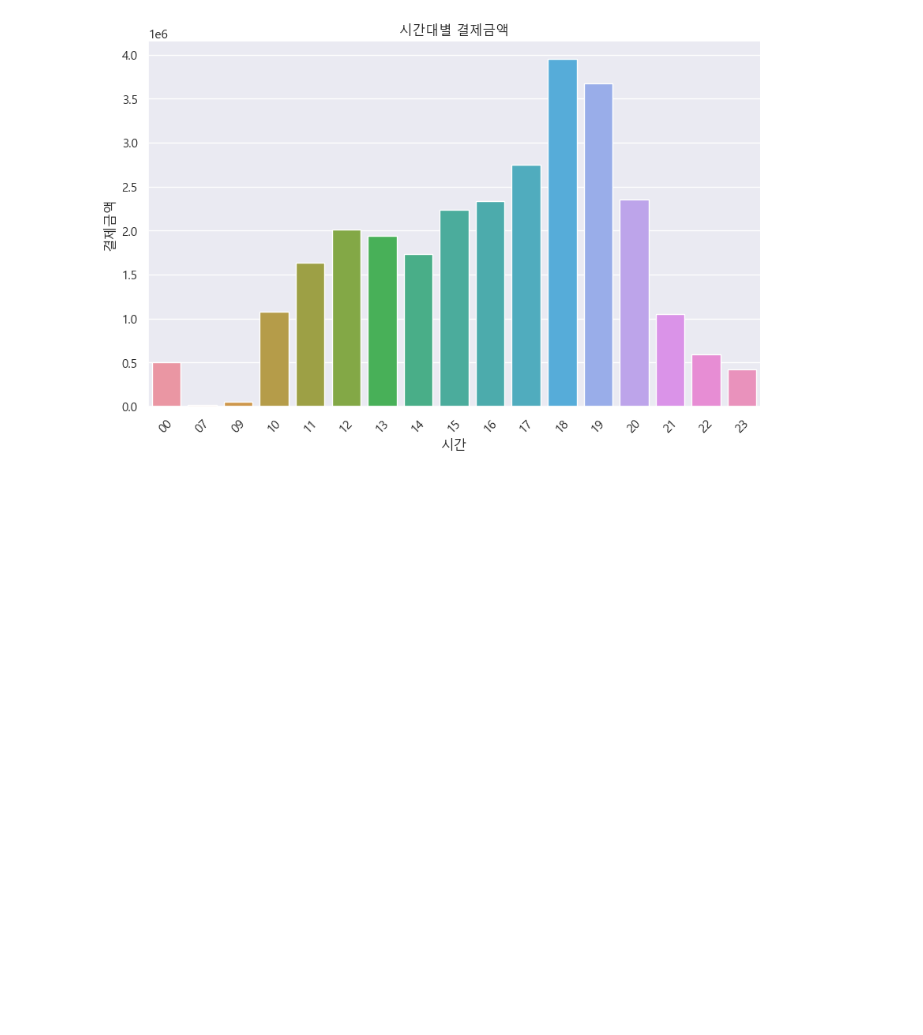
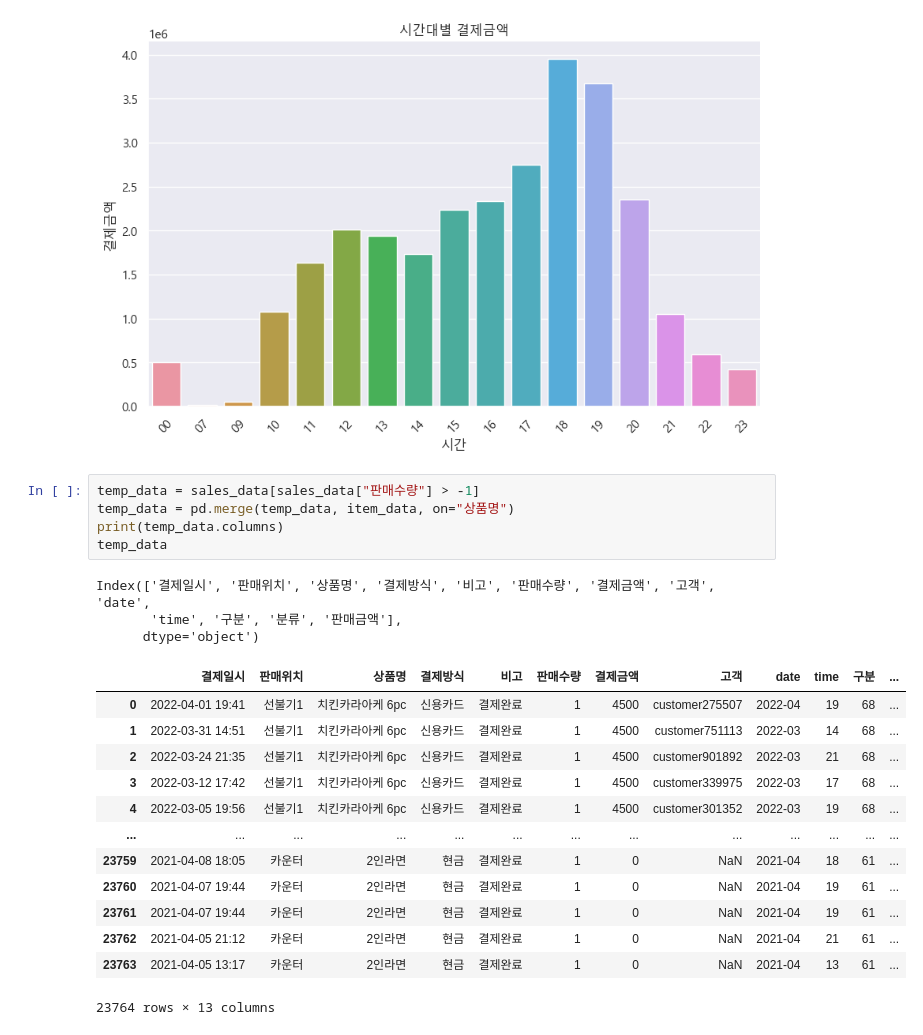
Before and after one commit to leejaesang6098/aiffel_study, a Jupyter notebook: 0915_node/0915_project.ipynb, the cells around one changed output. Cells and saved outputs as stored; diff of their text form; blank space fills up the shorter version.

```diff
--- a/0915_node/0915_project.ipynb
+++ b/0915_node/0915_project.ipynb
@@ -366,3 +366,25 @@ plt.title('시간대별 결제금액')
 plt.show()
 # %% [output]
 [figure]
+# %%
+temp_data = sales_data[sales_data["판매수량"] > -1]
+temp_data = pd.merge(temp_data, item_data, on="상품명")
+print(temp_data.columns)
+temp_data
+# %% [output]
+Index(['결제일시', '판매위치', '상품명', '결제방식', '비고', '판매수량', '결제금액', '고객', 'date',
+       'time', '구분', '분류', '판매금액'],
+      dtype='object')
+|  | 결제일시 | 판매위치 | 상품명 | 결제방식 | 비고 | 판매수량 | 결제금액 | 고객 | date | time | 구분 | ... |
+| 0 | 2022-04-01 19:41 | 선불기1 | 치킨카라아케 6pc | 신용카드 | 결제완료 | 1 | 4500 | customer275507 | 2022-04 | 19 | 68 | ... |
+| 1 | 2022-03-31 14:51 | 선불기1 | 치킨카라아케 6pc | 신용카드 | 결제완료 | 1 | 4500 | customer751113 | 2022-03 | 14 | 68 | ... |
+| 2 | 2022-03-24 21:35 | 선불기1 | 치킨카라아케 6pc | 신용카드 | 결제완료 | 1 | 4500 | customer901892 | 2022-03 | 21 | 68 | ... |
+| 3 | 2022-03-12 17:42 | 선불기1 | 치킨카라아케 6pc | 신용카드 | 결제완료 | 1 | 4500 | customer339975 | 2022-03 | 17 | 68 | ... |
+| 4 | 2022-03-05 19:56 | 선불기1 | 치킨카라아케 6pc | 신용카드 | 결제완료 | 1 | 4500 | customer301352 | 2022-03 | 19 | 68 | ... |
+| ... | ... | ... | ... | ... | ... | ... | ... | ... | ... | ... | ... | ... |
+| 23759 | 2021-04-08 18:05 | 카운터 | 2인라면 | 현금 | 결제완료 | 1 | 0 | NaN | 2021-04 | 18 | 61 | ... |
+| 23760 | 2021-04-07 19:44 | 카운터 | 2인라면 | 현금 | 결제완료 | 1 | 0 | NaN | 2021-04 | 19 | 61 | ... |
+| 23761 | 2021-04-07 19:44 | 카운터 | 2인라면 | 현금 | 결제완료 | 1 | 0 | NaN | 2021-04 | 19 | 61 | ... |
+| 23762 | 2021-04-05 21:12 | 카운터 | 2인라면 | 현금 | 결제완료 | 1 | 0 | NaN | 2021-04 | 21 | 61 | ... |
+| 23763 | 2021-04-05 13:17 | 카운터 | 2인라면 | 현금 | 결제완료 | 1 | 0 | NaN | 2021-04 | 13 | 61 | ... |
+23764 rows × 13 columns
```
Also changed, not shown: parts of 2 cells of this notebook.
